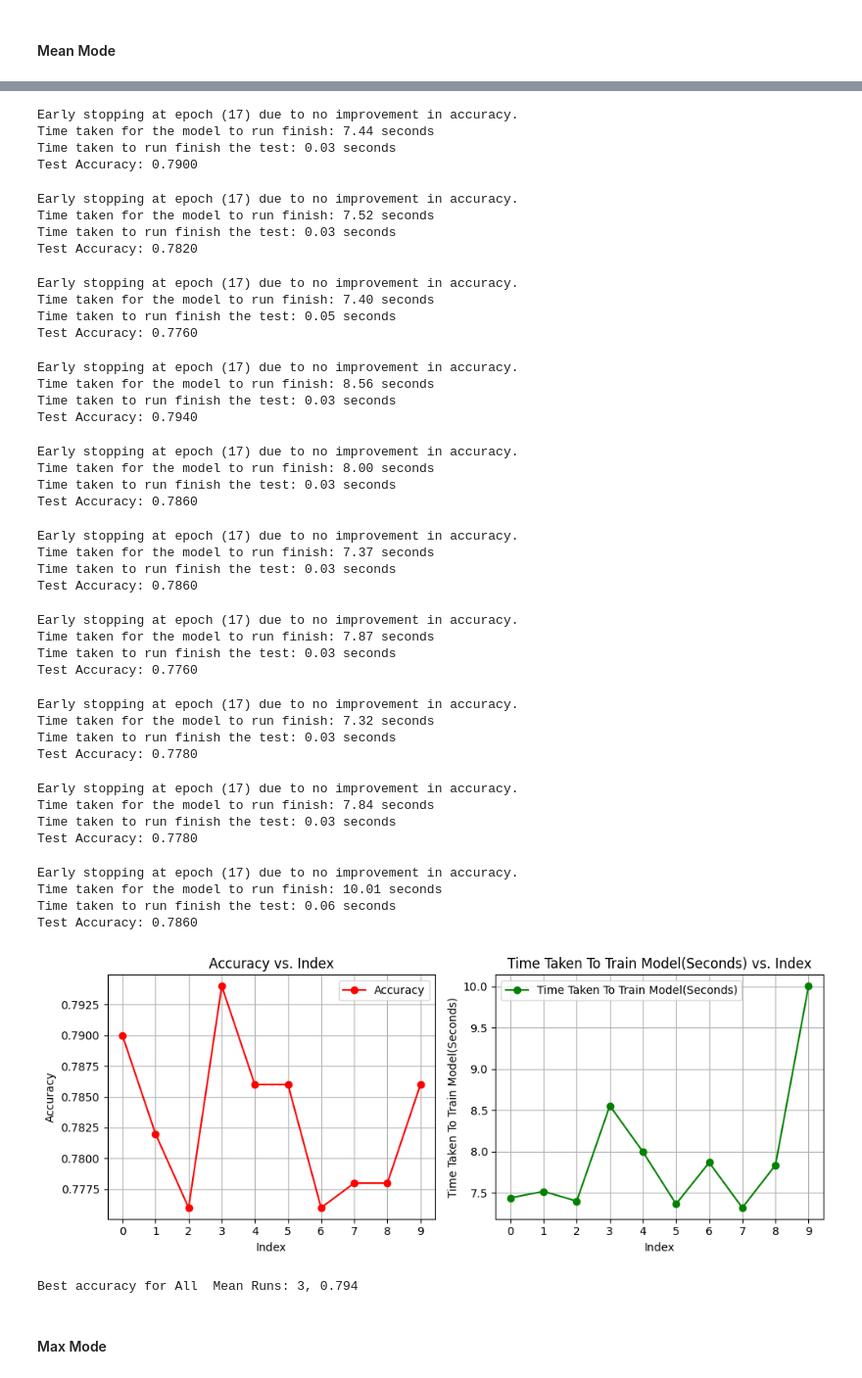
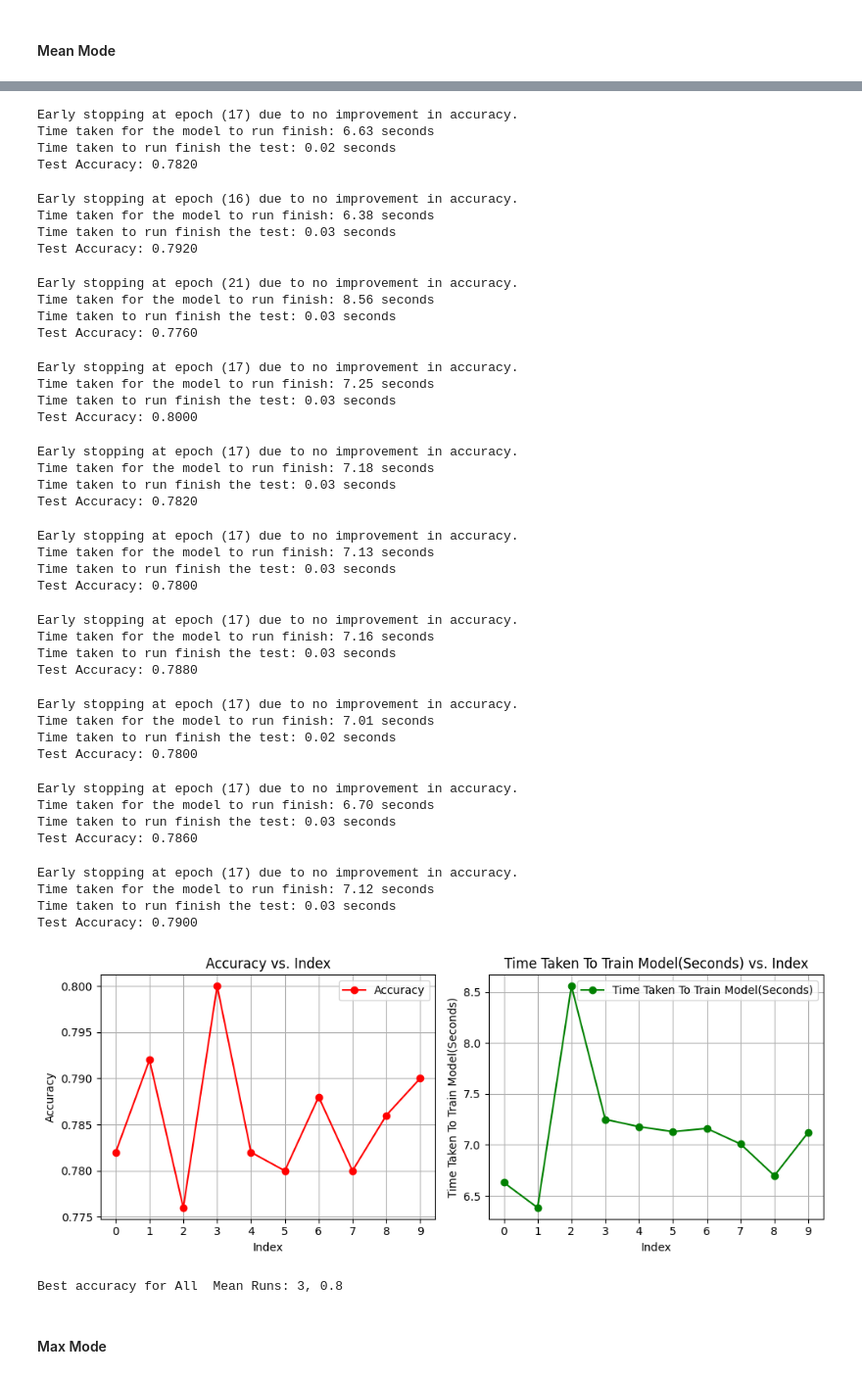
Before and after one commit to jordanlianhs/SC4002-Natural-Language-Processing, a Jupyter notebook: CZ4045 Part 1 latest copy Jordan.ipynb, the cells around one changed output, grey strips where cells are left out. Shown at 98% size. Saved outputs shown, nothing was run; the diff lists cells and outputs as text; code cells hidden in the pictures.

Commit message:
Added optimization for lr and dropout rate

```diff
--- a/CZ4045 Part 1 latest copy Jordan.ipynb
+++ b/CZ4045 Part 1 latest copy Jordan.ipynb
@@ -280,6 +280,7 @@ class QuestionModel(nn.Module):
             rnn_out, _ = self.rnn(word_vectors)
             _vectors = rnn_out[:, -1, :]  # Use the final hidden state of the RNN as the sentence representation
             _vectors = self.map_to_embedding_dim(_vectors)
+            _vectors = self.dropout(_vectors)
             _vectors = _vectors.unsqueeze(1)
         else:
             raise ValueError("mode not called!")
@@ -328,13 +329,13 @@ class EarlyStopper:
 ### Defining the train model and test model functions
 # %%
 def train_model(model, train_data_loader, validation_data_loader, mode, device, epochs=50,
-                random_initial_state=False, weights=None, early_stopper=None, debug=True):
+                random_initial_state=False, learning_rate = 0.001, weights=None, early_stopper=None, debug=True):
     # Lists to store train and test accuracies and losses
     train_accuracies, validation_accuracies = [], []
     train_losses, validation_losses = [], []
 
     # Define loss function and optimizer
-    optimizer = torch.optim.Adam(model.parameters(), lr=0.001)
+    optimizer = torch.optim.Adam(model.parameters(), lr=learning_rate)
     loss_fn = nn.CrossEntropyLoss(weight=weights)
     model = model.to(device)
 
@@ -485,6 +486,8 @@ embedding_dim = w2v.vector_size
 early_stopper = EarlyStopper(patience=3)
 device = get_device()
 epoch = 50
+learning_rate = 0.001
+dropout_prob = 0.2
 mode = "mean"
 
 # Getting list of labels
@@ -507,13 +510,13 @@ Length of num_labels:  5
 # Set the aggreagation mode: mean or max or rnn
 mode = "mean"
 
-model = get_model(embedding_dim, hidden_dim, num_labels, pretrained_embeddings, dropout_prob=0.2)
+model = get_model(embedding_dim, hidden_dim, num_labels, pretrained_embeddings, dropout_prob=dropout_prob)
 
 # Train the model
 train_accuracies, validation_accuracies, train_losses, validation_losses, time_taken = train_model(
     model= model, train_data_loader= train_data_loader, validation_data_loader= validation_data_loader,
-    mode=mode, device=device, epochs=epoch, random_initial_state=False, early_stopper=early_stopper,
-    debug=True)
+    mode=mode, device=device, epochs=epoch, random_initial_state=False, learning_rate=learning_rate,
+    early_stopper=early_stopper, debug=True)
 
 # Obtain the F1_score and accuracy of the model using test set
 test_accuracy = test_model(model=model, test_data_loader=test_data_loader, mode=mode, device=device)
@@ -598,6 +596,8 @@ embedding_dim = w2v.vector_size
 early_stopper = EarlyStopper(patience=3)
 device = get_device()
 epoch = 50
+learning_rate = 0.001
+dropout_prob = 0.2
 mode = "mean"
 
 # Getting list of labels
@@ -615,65 +615,65 @@ mean_run_index = [i for i in range(10)]
 for run in mean_run_index:
     train_data_loader, validation_data_loader = get_training_data(batch_size, w2v, train_df, validation_df)
     test_data_loader = get_test_data(batch_size, w2v, random_seed=random_seed)
-    model = get_model(embedding_dim, hidden_dim, num_labels, pretrained_embeddings, dropout_prob=0.2)
+    model = get_model(embedding_dim, hidden_dim, num_labels, pretrained_embeddings, dropout_prob=dropout_prob)
     early_stopper = EarlyStopper(patience=3)
 
     _, _, _, _, time_taken = train_model(model, train_data_loader, validation_data_loader, mode= mode,
                                         device=device, epochs=epoch, random_initial_state=False,
-                                        early_stopper=early_stopper, debug=False)
+                                        learning_rate=learning_rate, early_stopper=early_stopper, debug=False)
     test_accuracy = test_model(model=model, test_data_loader=test_data_loader, mode=mode, device=device)
     acc.append(test_accuracy)
     tt.append(time_taken)
 
 plot_findings(mean_run_index, [acc, tt], "Index")
-print(f"Best accuracy for All  Mean Runs: {mean_run_index[acc.index(max(acc))]}, {max(acc)}")
+print(f"Best accuracy for All Mean Runs: {mean_run_index[acc.index(max(acc))]}, {max(acc)}")
 # %% [output]
 $ GPU Activated $
 ['OTHERS', 1, 4, 5, 2]
 {'OTHERS': 0, 1: 1, 4: 2, 5: 3, 2: 4}
 Length of num_labels:  5
 Early stopping at epoch (17) due to no improvement in accuracy.
-Time taken for the model to run finish: 7.44 seconds
-Time taken to run finish the test: 0.03 seconds
-Test Accuracy: 0.7900
+Time taken for the model to run finish: 6.63 seconds
+Time taken to run finish the test: 0.02 seconds
+Test Accuracy: 0.7820
-Early stopping at epoch (17) due to no improvement in accuracy.
-Time taken for the model to run finish: 7.52 seconds
+Early stopping at epoch (16) due to no improvement in accuracy.
+Time taken for the model to run finish: 6.38 seconds
 Time taken to run finish the test: 0.03 seconds
-Test Accuracy: 0.7820
+Test Accuracy: 0.7920
-Early stopping at epoch (17) due to no improvement in accuracy.
-Time taken for the model to run finish: 7.40 seconds
-Time taken to run finish the test: 0.05 seconds
+Early stopping at epoch (21) due to no improvement in accuracy.
+Time taken for the model to run finish: 8.56 seconds
+Time taken to run finish the test: 0.03 seconds
 Test Accuracy: 0.7760
 Early stopping at epoch (17) due to no improvement in accuracy.
-Time taken for the model to run finish: 8.56 seconds
+Time taken for the model to run finish: 7.25 seconds
 Time taken to run finish the test: 0.03 seconds
-Test Accuracy: 0.7940
+Test Accuracy: 0.8000
 Early stopping at epoch (17) due to no improvement in accuracy.
-Time taken for the model to run finish: 8.00 seconds
+Time taken for the model to run finish: 7.18 seconds
 Time taken to run finish the test: 0.03 seconds
-Test Accuracy: 0.7860
+Test Accuracy: 0.7820
 Early stopping at epoch (17) due to no improvement in accuracy.
-Time taken for the model to run finish: 7.37 seconds
+Time taken for the model to run finish: 7.13 seconds
 Time taken to run finish the test: 0.03 seconds
-Test Accuracy: 0.7860
+Test Accuracy: 0.7800
 Early stopping at epoch (17) due to no improvement in accuracy.
-Time taken for the model to run finish: 7.87 seconds
+Time taken for the model to run finish: 7.16 seconds
 Time taken to run finish the test: 0.03 seconds
-Test Accuracy: 0.7760
+Test Accuracy: 0.7880
 Early stopping at epoch (17) due to no improvement in accuracy.
-Time taken for the model to run finish: 7.32 seconds
-Time taken to run finish the test: 0.03 seconds
-Test Accuracy: 0.7780
+Time taken for the model to run finish: 7.01 seconds
+Time taken to run finish the test: 0.02 seconds
+Test Accuracy: 0.7800
 Early stopping at epoch (17) due to no improvement in accuracy.
-Time taken for the model to run finish: 7.84 seconds
+Time taken for the model to run finish: 6.70 seconds
 Time taken to run finish the test: 0.03 seconds
-Test Accuracy: 0.7780
+Test Accuracy: 0.7860
 Early stopping at epoch (17) due to no improvement in accuracy.
-Time taken for the model to run finish: 10.01 seconds
-Time taken to run finish the test: 0.06 seconds
-Test Accuracy: 0.7860
+Time taken for the model to run finish: 7.12 seconds
+Time taken to run finish the test: 0.03 seconds
+Test Accuracy: 0.7900
-[figure, old version]
+[figure, new version]
-Best accuracy for All  Mean Runs: 3, 0.794
+Best accuracy for All  Mean Runs: 3, 0.8
 # %% [markdown]
 #### Max Mode
 # %%
```
Also changed, not shown: parts of 12 cells of this notebook.
